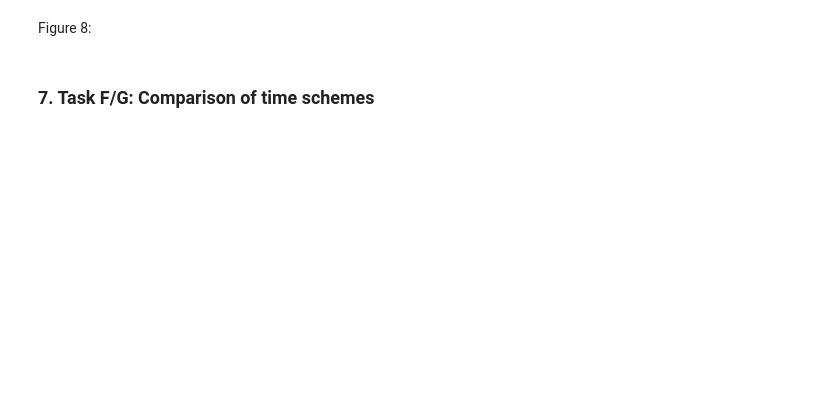
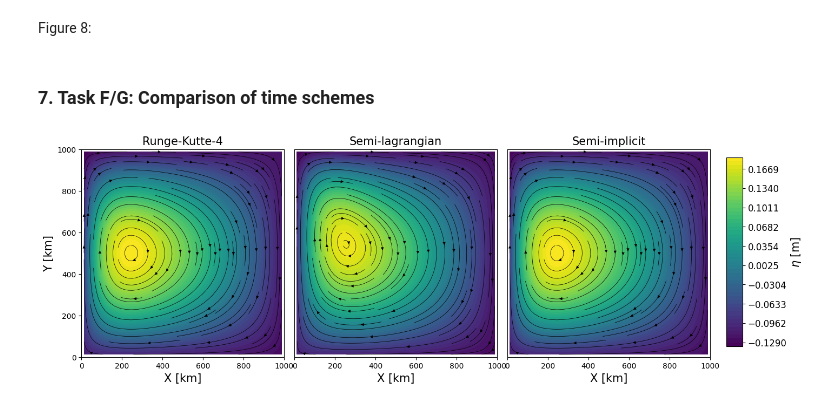
Before and after one commit to mnridao/MTMW14-Assignment-2, a Jupyter notebook: assignment2.ipynb, the cells around one changed output. Cells and saved outputs as stored; diff of their text form; code cells hidden in the pictures; blank space fills up the shorter version.

```diff
--- a/assignment2.ipynb
+++ b/assignment2.ipynb
@@ -74,0 +153,4 @@ x
+# %%
+assign2.runTaskF1() # Height perturbation contours.
+# %% [output]
+[figure, added]
```
Also changed, not shown: parts of 50 cells of this notebook, 6 other files.
